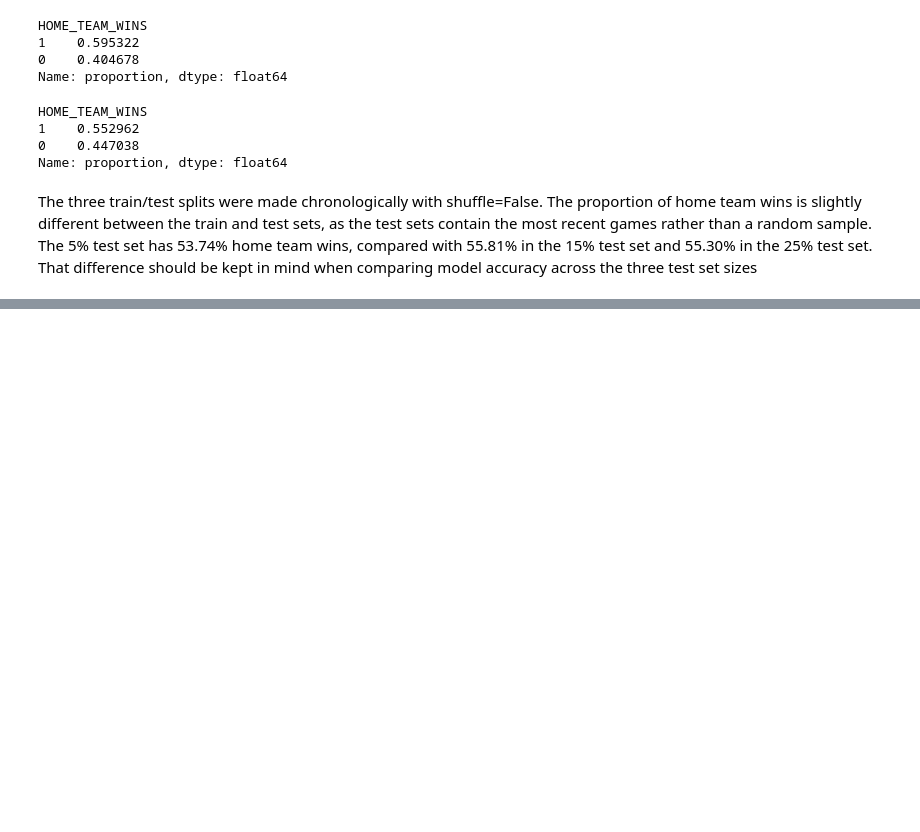
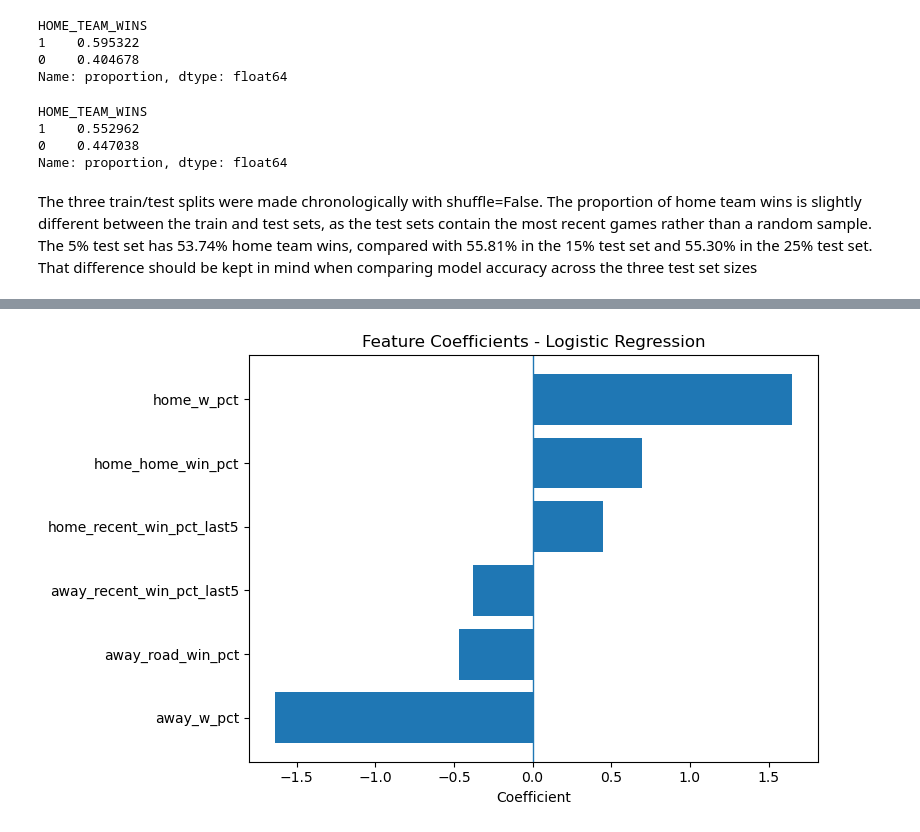
Before and after one commit to FelipeRino/Machine-Learning, a Jupyter notebook: Felipe_ML_CA1.ipynb, the cells around one changed output, grey strips where cells are left out. Drawn from its saved outputs; the diff is of its cells as text; code cells hidden in the pictures; blank space fills up the shorter version.

```diff
--- a/Felipe_ML_CA1.ipynb
+++ b/Felipe_ML_CA1.ipynb
@@ -2484,0 +2736,7 @@ The three train/test splits were made chronologically with shuffle=False. The pr
+# %%
+logreg_grid = GridSearchCV(
+    LogisticRegression(),
+    logreg_param_grid,
+    cv=tscv,
+    scoring="accuracy"
+)
@@ -2484,0 +2962,16 @@ The three train/test splits were made chronologically with shuffle=False. The pr
+# %%
+logreg_coefficients = pd.DataFrame({
+    "Feature": feature_cols,
+    "Coefficient": logreg_grid.best_estimator_.coef_[0]
+})
+
+logreg_coefficients["Absolute Coefficient"] = (
+    logreg_coefficients["Coefficient"].abs()
+)
+
+logreg_coefficients = logreg_coefficients.sort_values(
+    "Absolute Coefficient",
+    ascending=False
+).reset_index(drop=True)
+
+logreg_coefficients
@@ -2484,0 +3010,22 @@ The three train/test splits were made chronologically with shuffle=False. The pr
+# %%
+logreg_coef_plot = logreg_coefficients.sort_values(
+    "Coefficient",
+    ascending=True
+)
+
+plt.figure(figsize=(8, 5))
+
+plt.barh(
+    logreg_coef_plot["Feature"],
+    logreg_coef_plot["Coefficient"]
+)
+
+plt.axvline(0, linewidth=1)
+
+plt.xlabel("Coefficient")
+plt.title("Feature Coefficients - Logistic Regression")
+
+plt.tight_layout()
+plt.show()
+# %% [output]
+[figure, added]
```
Also changed, not shown: parts of 90 cells of this notebook.
